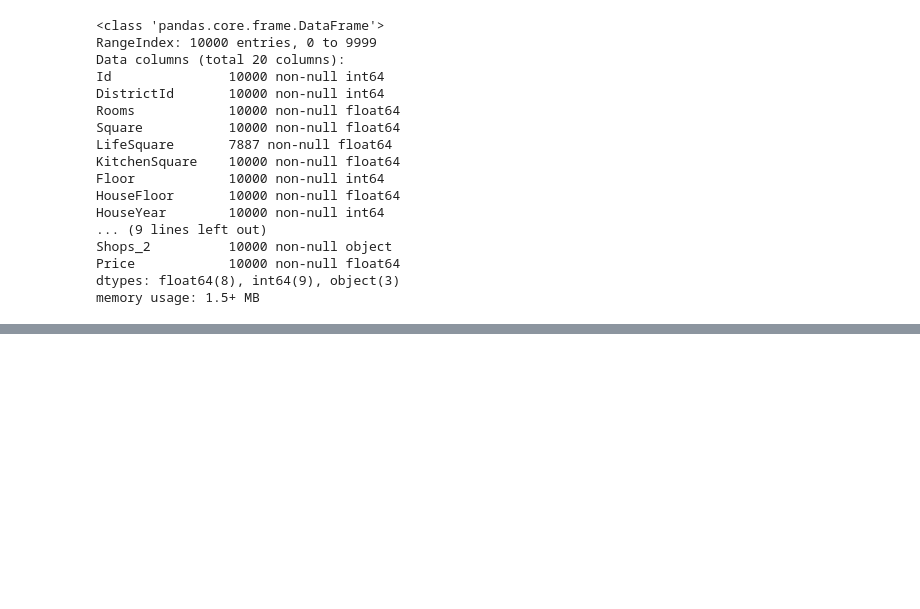
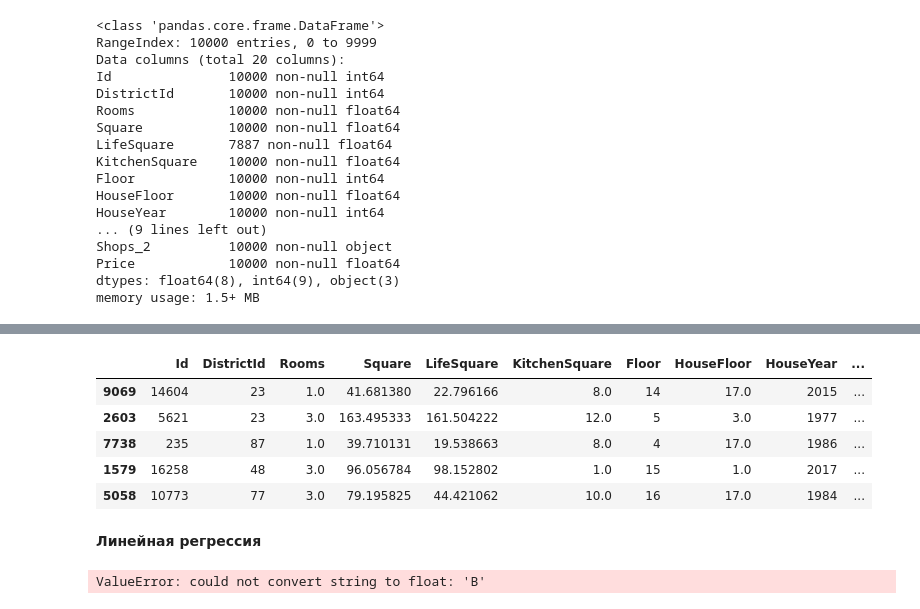
Before and after one commit to Haikson/PythonDS, a Jupyter notebook: unit1/project_task/kamo_petrossyan_solution.ipynb, the cells around one changed output, grey strips where cells are left out. Drawn from its saved outputs; the diff is of its cells as text; code cells hidden in the pictures; blank space fills up the shorter version.

```diff
--- a/unit1/project_task/kamo_petrossyan_solution.ipynb
+++ b/unit1/project_task/kamo_petrossyan_solution.ipynb
@@ -54,0 +91,7 @@ TypeError: ufunc 'isnan' not supported for the input types, and the inputs could
+# %%
+data.LifeSquare.fillna(data.mean()['LifeSquare'], inplace=True)
+data.Healthcare_1.fillna(data.mean()['Healthcare_1'], inplace=True)
+data.head()
+# %%
+X = pd.DataFrame(data, columns=data.columns[:-1])
+X.head()
@@ -54,0 +105,3 @@ TypeError: ufunc 'isnan' not supported for the input types, and the inputs could
+# %%
+y = pd.DataFrame(data.Price, columns=['Price'])
+y.head()
@@ -54,0 +115,19 @@ TypeError: ufunc 'isnan' not supported for the input types, and the inputs could
+# %%
+from sklearn.model_selection import train_test_split
+X_train, X_valid, y_train, y_valid = train_test_split(X, y, test_size=0.3, random_state=42)
+X_train.head()
+# %% [output]
+|  | Id | DistrictId | Rooms | Square | LifeSquare | KitchenSquare | Floor | HouseFloor | HouseYear | ... |
+| 9069 | 14604 | 23 | 1.0 | 41.681380 | 22.796166 | 8.0 | 14 | 17.0 | 2015 | ... |
+| 2603 | 5621 | 23 | 3.0 | 163.495333 | 161.504222 | 12.0 | 5 | 3.0 | 1977 | ... |
+| 7738 | 235 | 87 | 1.0 | 39.710131 | 19.538663 | 8.0 | 4 | 17.0 | 1986 | ... |
+| 1579 | 16258 | 48 | 3.0 | 96.056784 | 98.152802 | 1.0 | 15 | 1.0 | 2017 | ... |
+| 5058 | 10773 | 77 | 3.0 | 79.195825 | 44.421062 | 10.0 | 16 | 17.0 | 1984 | ... |
+# %% [markdown]
+**Линейная регрессия**
+# %%
+from sklearn.linear_model import LinearRegression
+lr = LinearRegression()
+lr.fit(X_train, y_train)
+# %% [output]
+ValueError: could not convert string to float: 'B'
```
Also changed, not shown: parts of 10 cells of this notebook, 2 other files.
